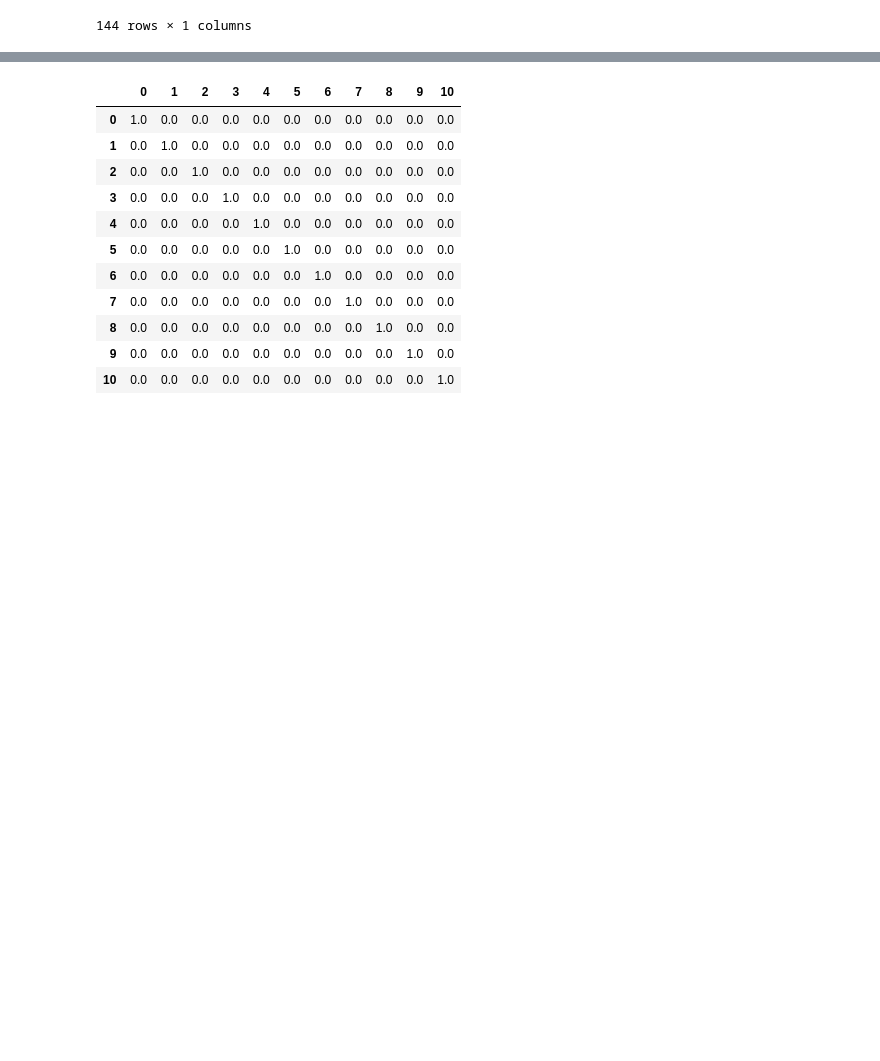
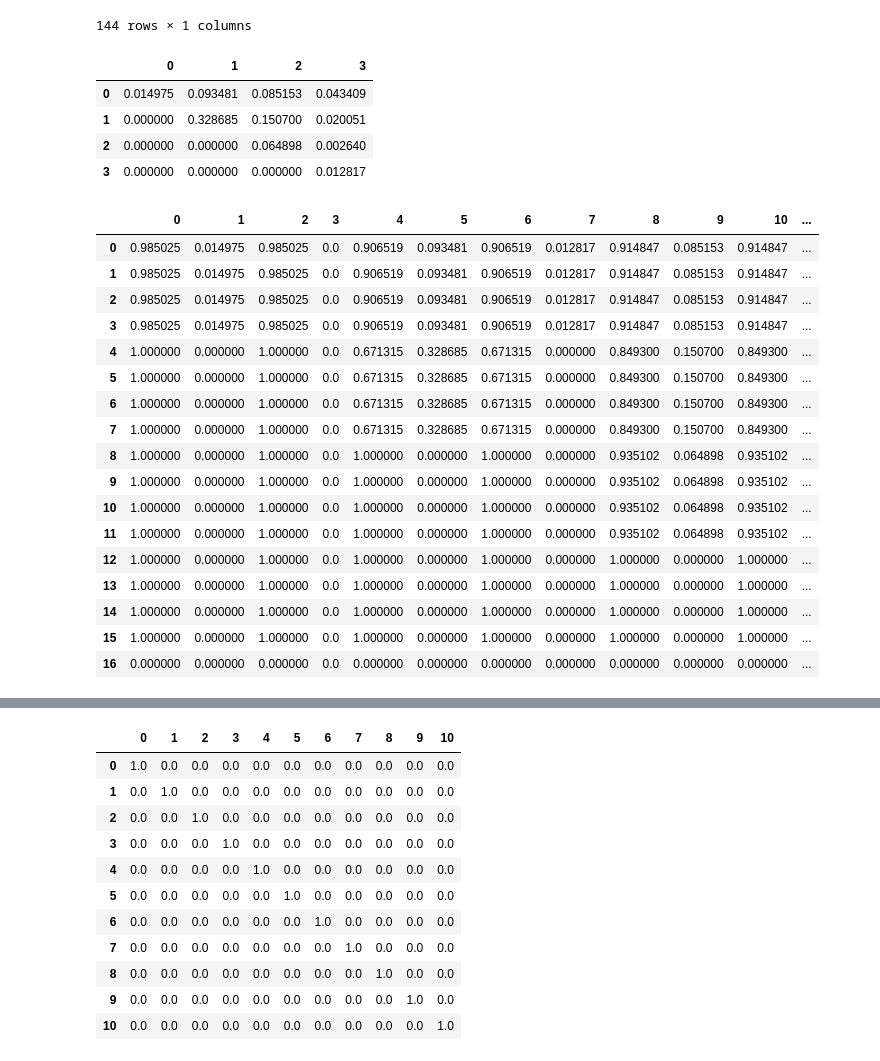
Before and after one commit to cornederuijtnw/GCM, a Jupyter notebook: jupyter notebooks/test_code.ipynb, the cells around one changed output, grey strips where cells are left out. Saved outputs shown, nothing was run; the diff lists cells and outputs as text; code cells hidden in the pictures; blank space fills up the shorter version.

```diff
--- a/jupyter notebooks/test_code.ipynb
+++ b/jupyter notebooks/test_code.ipynb
@@ -102,5 +94,53 @@ inp_lst.append(tf.reshape(
 kronecker_product
 # %%
 np.kron(np.diag(A[:, 3]), I_2)
+# %%
+list_size = 3
+no_states = (list_size + 1) * 4 + 1
+
+A = np.triu(np.random.gamma(1,1,(list_size+1)**2).reshape(list_size + 1,list_size + 1)) / 10
+
+display(pd.DataFrame(A))
+
+# Positive matrix for gamma:
+gamma_diag = np.vstack((np.hstack((np.kron(A, np.tile(np.array([0, 1, 0, 0]), (4, 1))),
+                                   np.zeros((no_states - 1, 1)))),
+                        np.zeros(no_states)))
+
+gamma_upper_tr = np.triu(
+    np.tile(np.hstack((np.zeros(4), np.tile(A[3], list_size), np.zeros(1))), (no_states, 1)), k=4)
+
+gamma_pos = gamma_diag + gamma_upper_tr
+
+# Negative matrix for gamma:
+gamma_neg = np.vstack((np.hstack((np.kron(1-A, np.tile(np.array([1, 0, 1, 0]), (4, 1))),
+                                  np.zeros((no_states - 1, 1)))),
+                       np.zeros(no_states)))
+
+display(pd.DataFrame(gamma_pos + gamma_neg))
+# %% [output]
+|  | 0 | 1 | 2 | 3 |
+| 0 | 0.014975 | 0.093481 | 0.085153 | 0.043409 |
+| 1 | 0.000000 | 0.328685 | 0.150700 | 0.020051 |
+| 2 | 0.000000 | 0.000000 | 0.064898 | 0.002640 |
+| 3 | 0.000000 | 0.000000 | 0.000000 | 0.012817 |
+|  | 0 | 1 | 2 | 3 | 4 | 5 | 6 | 7 | 8 | 9 | 10 | ... |
+| 0 | 0.985025 | 0.014975 | 0.985025 | 0.0 | 0.906519 | 0.093481 | 0.906519 | 0.012817 | 0.914847 | 0.085153 | 0.914847 | ... |
+| 1 | 0.985025 | 0.014975 | 0.985025 | 0.0 | 0.906519 | 0.093481 | 0.906519 | 0.012817 | 0.914847 | 0.085153 | 0.914847 | ... |
+| 2 | 0.985025 | 0.014975 | 0.985025 | 0.0 | 0.906519 | 0.093481 | 0.906519 | 0.012817 | 0.914847 | 0.085153 | 0.914847 | ... |
+| 3 | 0.985025 | 0.014975 | 0.985025 | 0.0 | 0.906519 | 0.093481 | 0.906519 | 0.012817 | 0.914847 | 0.085153 | 0.914847 | ... |
+| 4 | 1.000000 | 0.000000 | 1.000000 | 0.0 | 0.671315 | 0.328685 | 0.671315 | 0.000000 | 0.849300 | 0.150700 | 0.849300 | ... |
+| 5 | 1.000000 | 0.000000 | 1.000000 | 0.0 | 0.671315 | 0.328685 | 0.671315 | 0.000000 | 0.849300 | 0.150700 | 0.849300 | ... |
+| 6 | 1.000000 | 0.000000 | 1.000000 | 0.0 | 0.671315 | 0.328685 | 0.671315 | 0.000000 | 0.849300 | 0.150700 | 0.849300 | ... |
+| 7 | 1.000000 | 0.000000 | 1.000000 | 0.0 | 0.671315 | 0.328685 | 0.671315 | 0.000000 | 0.849300 | 0.150700 | 0.849300 | ... |
+| 8 | 1.000000 | 0.000000 | 1.000000 | 0.0 | 1.000000 | 0.000000 | 1.000000 | 0.000000 | 0.935102 | 0.064898 | 0.935102 | ... |
+| 9 | 1.000000 | 0.000000 | 1.000000 | 0.0 | 1.000000 | 0.000000 | 1.000000 | 0.000000 | 0.935102 | 0.064898 | 0.935102 | ... |
+| 10 | 1.000000 | 0.000000 | 1.000000 | 0.0 | 1.000000 | 0.000000 | 1.000000 | 0.000000 | 0.935102 | 0.064898 | 0.935102 | ... |
+| 11 | 1.000000 | 0.000000 | 1.000000 | 0.0 | 1.000000 | 0.000000 | 1.000000 | 0.000000 | 0.935102 | 0.064898 | 0.935102 | ... |
+| 12 | 1.000000 | 0.000000 | 1.000000 | 0.0 | 1.000000 | 0.000000 | 1.000000 | 0.000000 | 1.000000 | 0.000000 | 1.000000 | ... |
+| 13 | 1.000000 | 0.000000 | 1.000000 | 0.0 | 1.000000 | 0.000000 | 1.000000 | 0.000000 | 1.000000 | 0.000000 | 1.000000 | ... |
+| 14 | 1.000000 | 0.000000 | 1.000000 | 0.0 | 1.000000 | 0.000000 | 1.000000 | 0.000000 | 1.000000 | 0.000000 | 1.000000 | ... |
+| 15 | 1.000000 | 0.000000 | 1.000000 | 0.0 | 1.000000 | 0.000000 | 1.000000 | 0.000000 | 1.000000 | 0.000000 | 1.000000 | ... |
+| 16 | 0.000000 | 0.000000 | 0.000000 | 0.0 | 0.000000 | 0.000000 | 0.000000 | 0.000000 | 0.000000 | 0.000000 | 0.000000 | ... |
 # %%
 # Same with numpy
```
Also changed, not shown: parts of 2 cells of this notebook, 4 other files.
